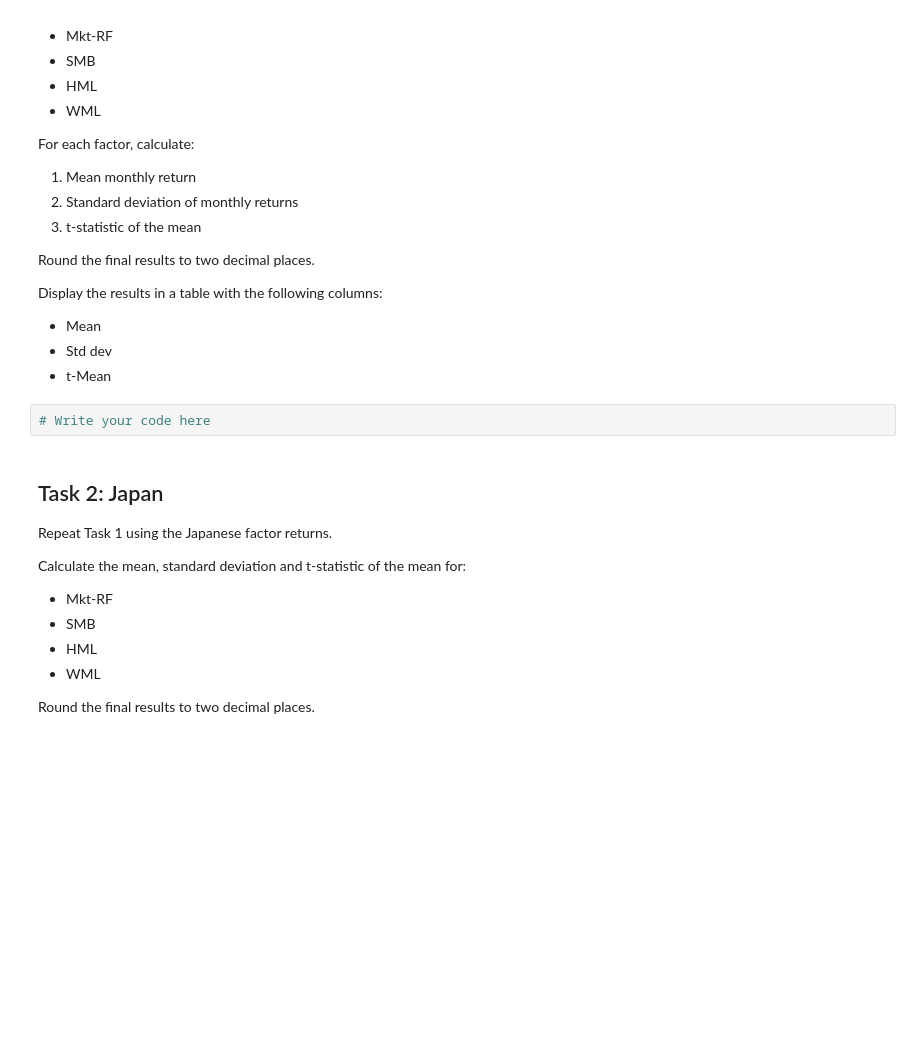
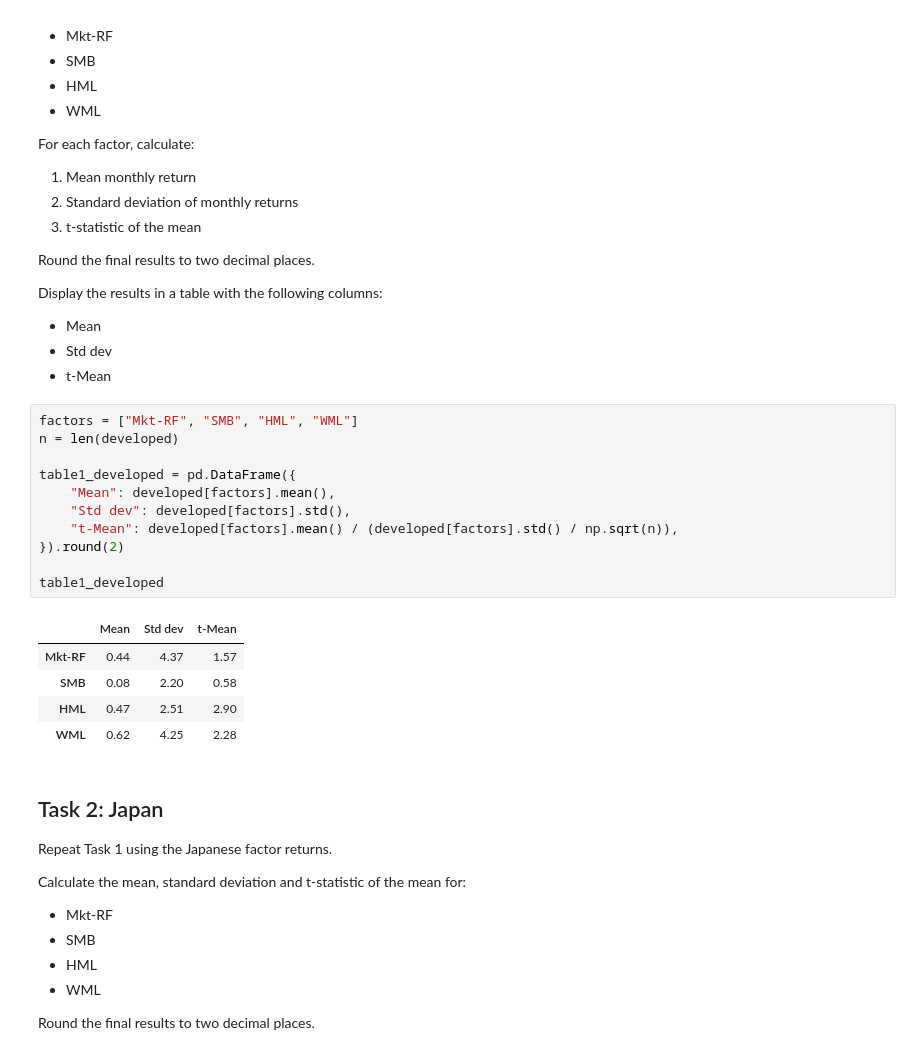
Before and after one commit to NyxsBlue/fram_project_1, a Jupyter notebook: 01_replicate_table1.ipynb, the cells around one changed output. Saved outputs shown, nothing was run; the diff lists cells and outputs as text; blank space fills up the shorter version.

```diff
--- a/01_replicate_table1.ipynb
+++ b/01_replicate_table1.ipynb
@@ -69,8 +73,23 @@ Display the results in a table with the following columns:
 - Mean
 - Std dev
 - t-Mean
-# %%
-# Write your code here
+# %%
+factors = ["Mkt-RF", "SMB", "HML", "WML"]
+n = len(developed)
+
+table1_developed = pd.DataFrame({
+    "Mean": developed[factors].mean(),
+    "Std dev": developed[factors].std(),
+    "t-Mean": developed[factors].mean() / (developed[factors].std() / np.sqrt(n)),
+}).round(2)
+
+table1_developed
+# %% [output]
+|  | Mean | Std dev | t-Mean |
+| Mkt-RF | 0.44 | 4.37 | 1.57 |
+| SMB | 0.08 | 2.20 | 0.58 |
+| HML | 0.47 | 2.51 | 2.90 |
+| WML | 0.62 | 4.25 | 2.28 |
 # %% [markdown]
 ## Task 2: Japan
 
```
Also changed, not shown: parts of 4 cells of this notebook.
